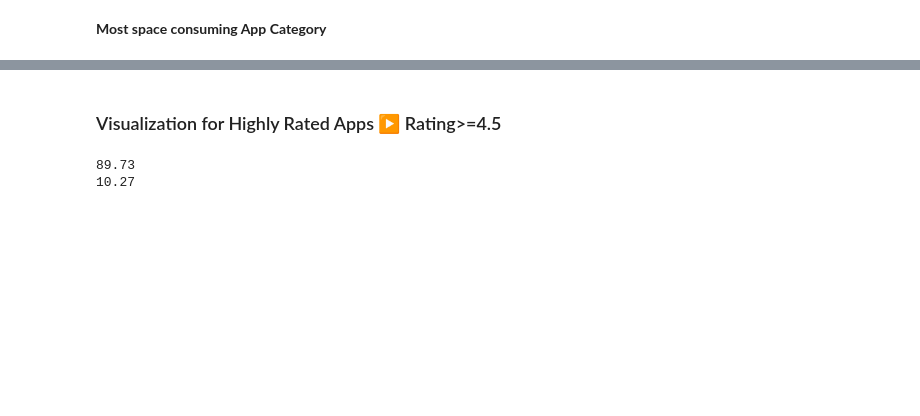
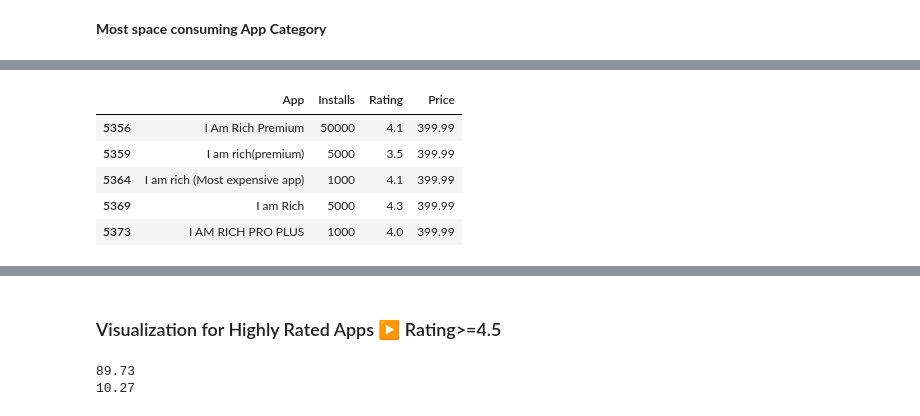
Before and after one commit to SairajNeelam/EDA---Google-Play-Store, a Jupyter notebook: EDA_Google_Play_Store_App.ipynb, the cells around one changed output, grey strips where cells are left out. Cells and saved outputs as stored; diff of their text form; code cells hidden in the pictures; blank space fills up the shorter version.

```diff
--- a/EDA_Google_Play_Store_App.ipynb
+++ b/EDA_Google_Play_Store_App.ipynb
@@ -733,0 +850,3 @@ px.bar(data_frame=most_space_required_category,x="Category",y='Size_in_MB',
+# %%
+paid_apps = GPStore[GPStore['Type']=='Paid']
+avg_price = paid_apps.groupby('Category', as_index=False).mean().sort_values(by='Price', ascending = False)
@@ -733,0 +860,10 @@ px.bar(data_frame=most_space_required_category,x="Category",y='Size_in_MB',
+# %%
+social_top5 = paid_apps[['App', 'Installs','Rating','Price']][(paid_apps.Category == 'FINANCE')].sort_values(by='Price', ascending= False)
+social_top5.head()
+# %% [output]
+|  | App | Installs | Rating | Price |
+| 5356 | I Am Rich Premium | 50000 | 4.1 | 399.99 |
+| 5359 | I am rich(premium) | 5000 | 3.5 | 399.99 |
+| 5364 | I am rich (Most expensive app) | 1000 | 4.1 | 399.99 |
+| 5369 | I am Rich | 5000 | 4.3 | 399.99 |
+| 5373 | I AM RICH PRO PLUS | 1000 | 4.0 | 399.99 |
```
Also changed, not shown: parts of 50 cells of this notebook.
